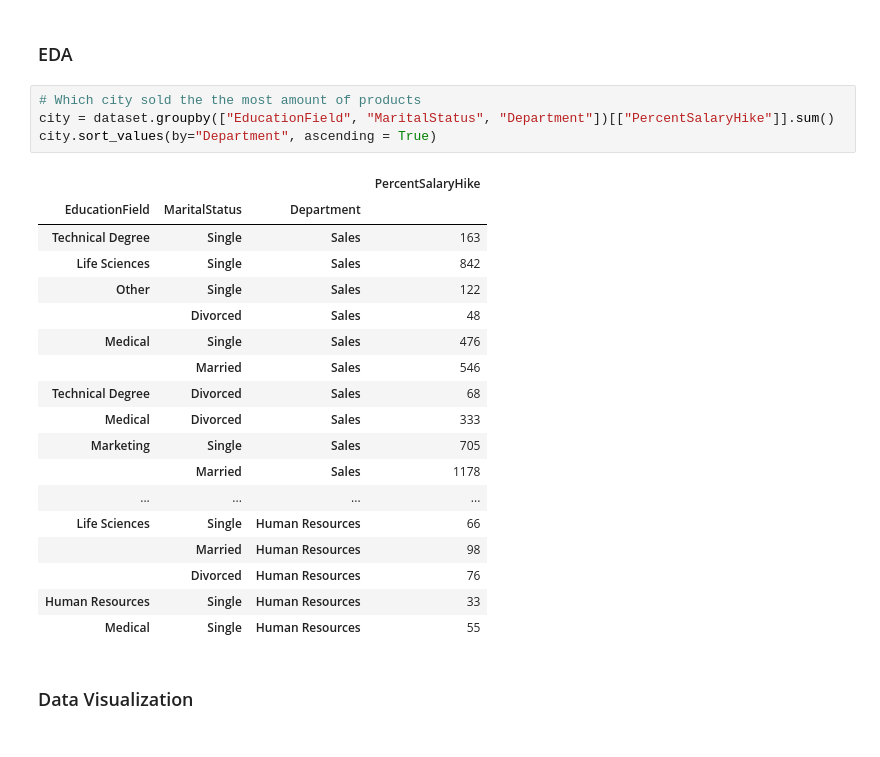
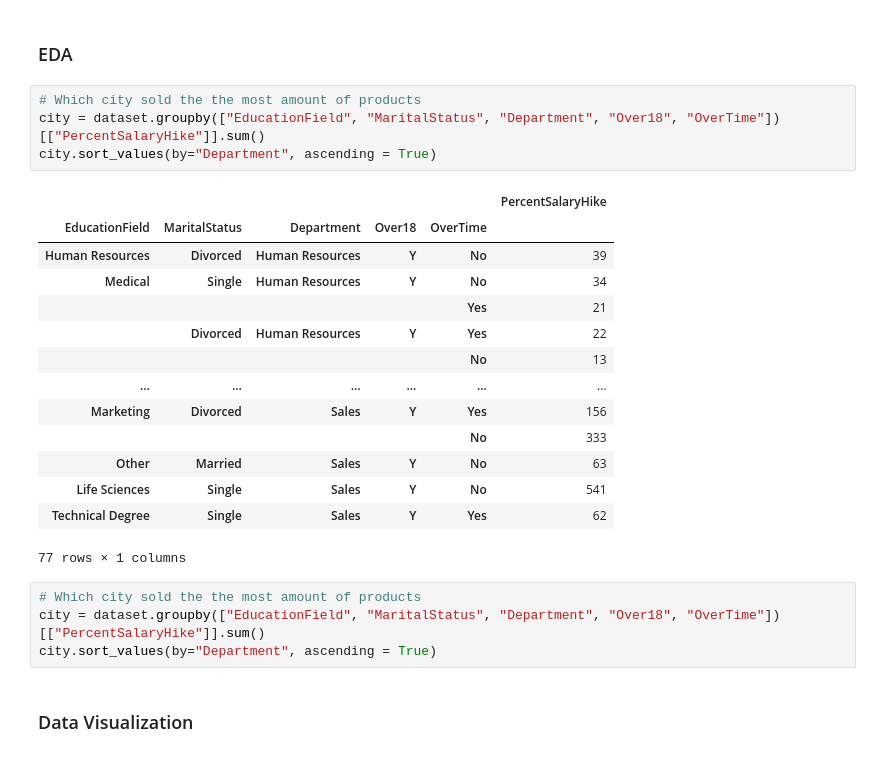
Before and after one commit to Kyl67899/Meriskill_Data_Analysis_intern, a Jupyter notebook: HR/hr.ipynb, the cells around one changed output. Drawn from its saved outputs; the diff is of its cells as text.

```diff
--- a/HR/hr.ipynb
+++ b/HR/hr.ipynb
@@ -130,27 +137,27 @@ dtype: int64
 ### EDA
 # %%
 # Which city sold the the most amount of products
-city = dataset.groupby(["EducationField", "MaritalStatus", "Department"])[["PercentSalaryHike"]].sum()
+city = dataset.groupby(["EducationField", "MaritalStatus", "Department", "Over18", "OverTime"])[["PercentSalaryHike"]].sum()
 city.sort_values(by="Department", ascending = True)
 # %% [output]
-|  |  |  | PercentSalaryHike |
-| EducationField | MaritalStatus | Department |  |
-| Technical Degree | Single | Sales | 163 |
-| Life Sciences | Single | Sales | 842 |
-| Other | Single | Sales | 122 |
-|  | Divorced | Sales | 48 |
-| Medical | Single | Sales | 476 |
-|  | Married | Sales | 546 |
-| Technical Degree | Divorced | Sales | 68 |
-| Medical | Divorced | Sales | 333 |
-| Marketing | Single | Sales | 705 |
-|  | Married | Sales | 1178 |
-| ... | ... | ... | ... |
-| Life Sciences | Single | Human Resources | 66 |
-|  | Married | Human Resources | 98 |
-|  | Divorced | Human Resources | 76 |
-| Human Resources | Single | Human Resources | 33 |
-| Medical | Single | Human Resources | 55 |
+|  |  |  |  |  | PercentSalaryHike |
+| EducationField | MaritalStatus | Department | Over18 | OverTime |  |
+| Human Resources | Divorced | Human Resources | Y | No | 39 |
+| Medical | Single | Human Resources | Y | No | 34 |
+|  |  |  |  | Yes | 21 |
+|  | Divorced | Human Resources | Y | Yes | 22 |
+|  |  |  |  | No | 13 |
+| ... | ... | ... | ... | ... | ... |
+| Marketing | Divorced | Sales | Y | Yes | 156 |
+|  |  |  |  | No | 333 |
+| Other | Married | Sales | Y | No | 63 |
+| Life Sciences | Single | Sales | Y | No | 541 |
+| Technical Degree | Single | Sales | Y | Yes | 62 |
+77 rows × 1 columns
+# %%
+# Which city sold the the most amount of products
+city = dataset.groupby(["EducationField", "MaritalStatus", "Department", "Over18", "OverTime"])[["PercentSalaryHike"]].sum()
+city.sort_values(by="Department", ascending = True)
 # %% [markdown]
 ### Data Visualization
 # %%
```
Also changed, not shown: parts of 15 cells of this notebook, 1 other file.
